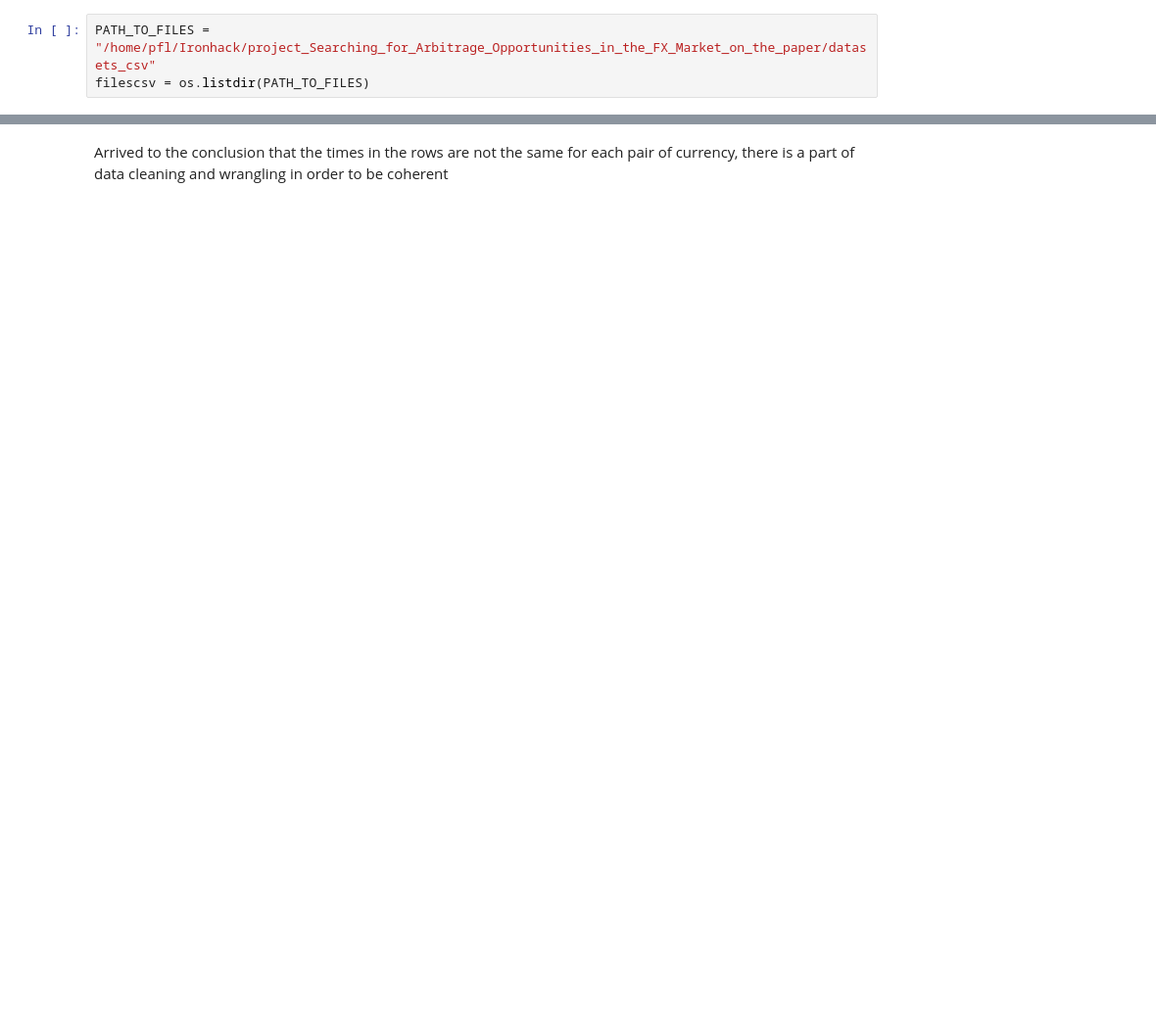
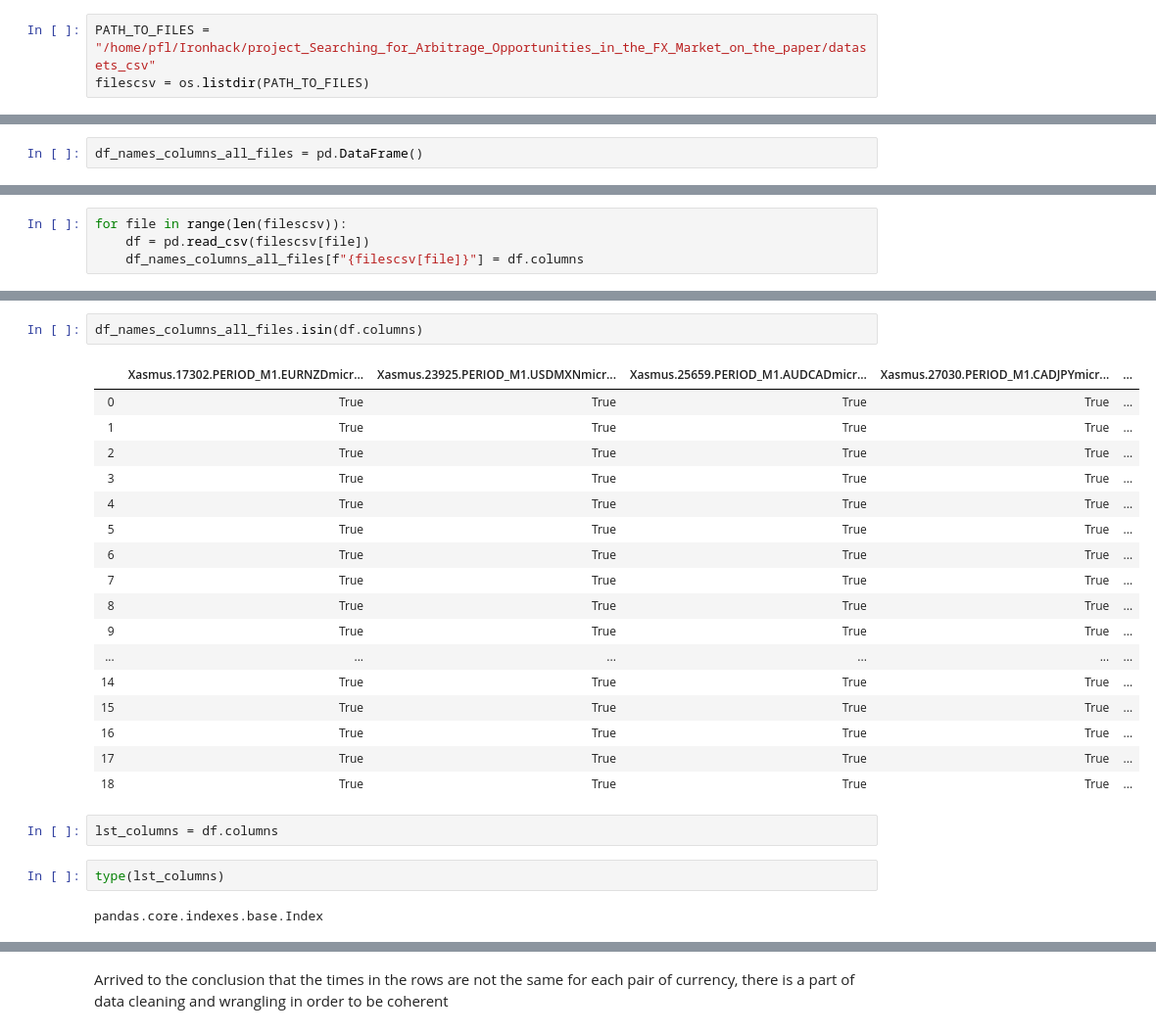
Before and after one commit to haule92/project_Searching_for_Arbitrage_Opportunities_in_the_FX_Market_on_the_paper, a Jupyter notebook: code/arbitrage_forex.ipynb, the cells around one changed output, grey strips where cells are left out. Shown: that part at 98% size. Saved outputs shown, nothing was run; the diff lists cells and outputs as text; blank space fills up the shorter version.

Commit message:
checking names of the columns

```diff
--- a/code/arbitrage_forex.ipynb
+++ b/code/arbitrage_forex.ipynb
@@ -46,0 +38,2 @@ os.getcwd()
+# %%
+df_names_columns_all_files = pd.DataFrame()
@@ -46,0 +42,4 @@ os.getcwd()
+# %%
+for file in range(len(filescsv)):
+    df = pd.read_csv(filescsv[file])
+    df_names_columns_all_files[f"{filescsv[file]}"] = df.columns
@@ -46,0 +55,26 @@ os.getcwd()
+# %%
+df_names_columns_all_files.isin(df.columns)
+# %% [output]
+|  | Xasmus.17302.PERIOD_M1.EURNZDmicr... | Xasmus.23925.PERIOD_M1.USDMXNmicr... | Xasmus.25659.PERIOD_M1.AUDCADmicr... | Xasmus.27030.PERIOD_M1.CADJPYmicr... | ... |
+| 0 | True | True | True | True | ... |
+| 1 | True | True | True | True | ... |
+| 2 | True | True | True | True | ... |
+| 3 | True | True | True | True | ... |
+| 4 | True | True | True | True | ... |
+| 5 | True | True | True | True | ... |
+| 6 | True | True | True | True | ... |
+| 7 | True | True | True | True | ... |
+| 8 | True | True | True | True | ... |
+| 9 | True | True | True | True | ... |
+| ... | ... | ... | ... | ... | ... |
+| 14 | True | True | True | True | ... |
+| 15 | True | True | True | True | ... |
+| 16 | True | True | True | True | ... |
+| 17 | True | True | True | True | ... |
+| 18 | True | True | True | True | ... |
+# %%
+lst_columns = df.columns
+# %%
+type(lst_columns)
+# %% [output]
+pandas.core.indexes.base.Index
```
Also changed, not shown: parts of 27 cells of this notebook, 1 other file.
